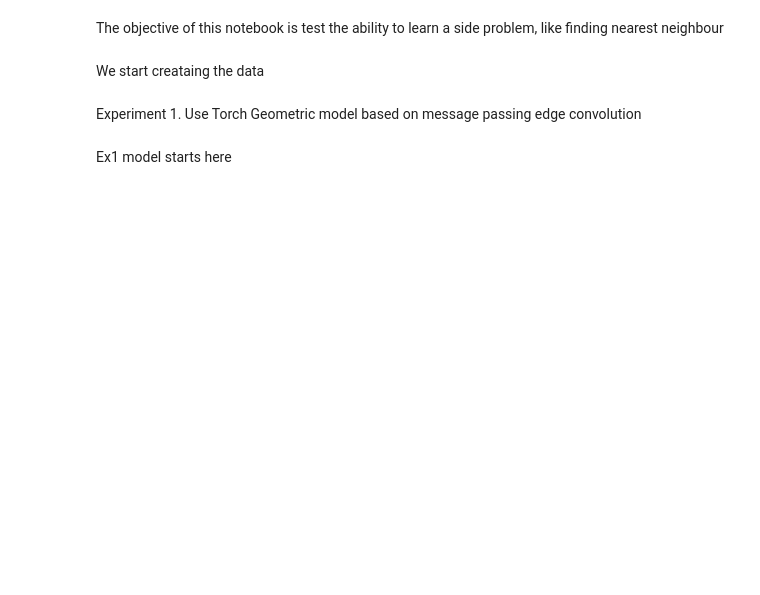
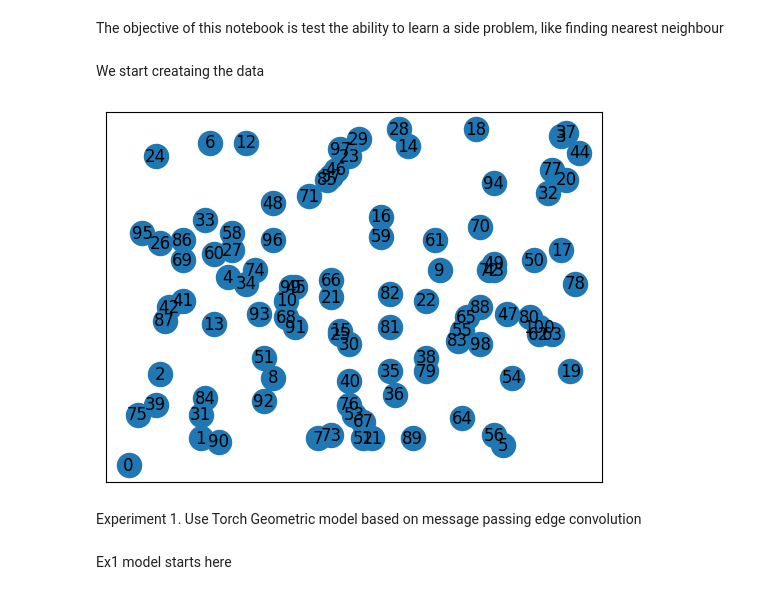
Before and after one commit to jpCantillana/NgLearning, a Jupyter notebook: syntetic_data.ipynb, the cells around one changed output. Saved outputs shown, nothing was run; the diff lists cells and outputs as text; code cells hidden in the pictures; blank space fills up the shorter version.

```diff
--- a/syntetic_data.ipynb
+++ b/syntetic_data.ipynb
@@ -10,7 +10,7 @@ from random import randint
 from sys import float_info
 # %%
 instances = {}
-for k in range(0, 5000):
+for k in range(0, 100):
     nodes = {}
     for i in range(0, 50):
         lat_i = randint(0, 100)
@@ -50,0 +55,9 @@ for k in range(0, 5000):
+# %%
+G = nx.Graph()
+G.add_nodes_from([i for i in range(101)])
+pos = instances[0]["nodes"]
+# %%
+nx.draw_networkx(G, pos=pos)
+plt.show()
+# %% [output]
+[figure, added]
```
Also changed, not shown: parts of 46 cells of this notebook, 3 other files.
